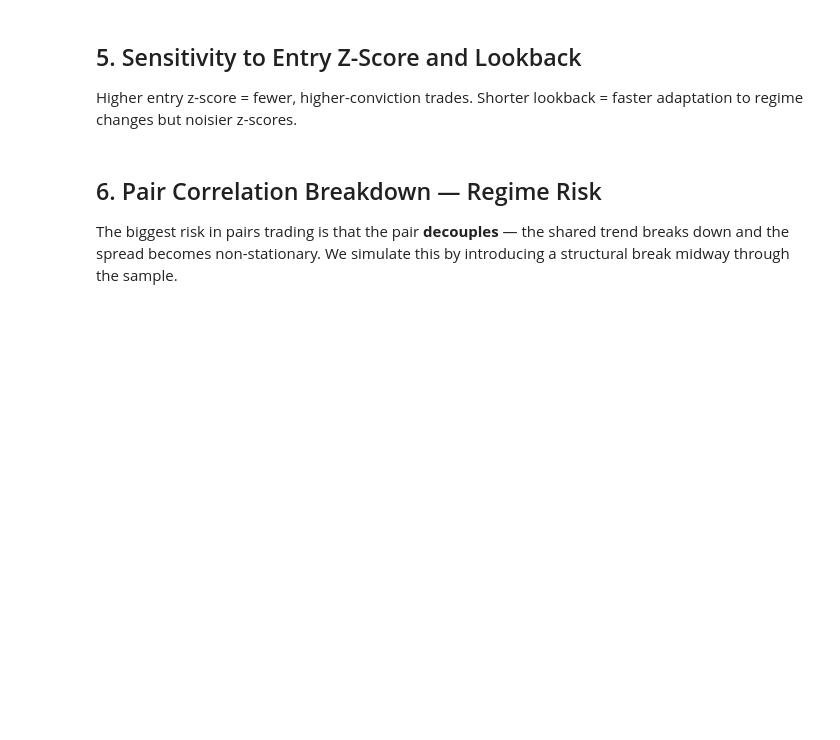
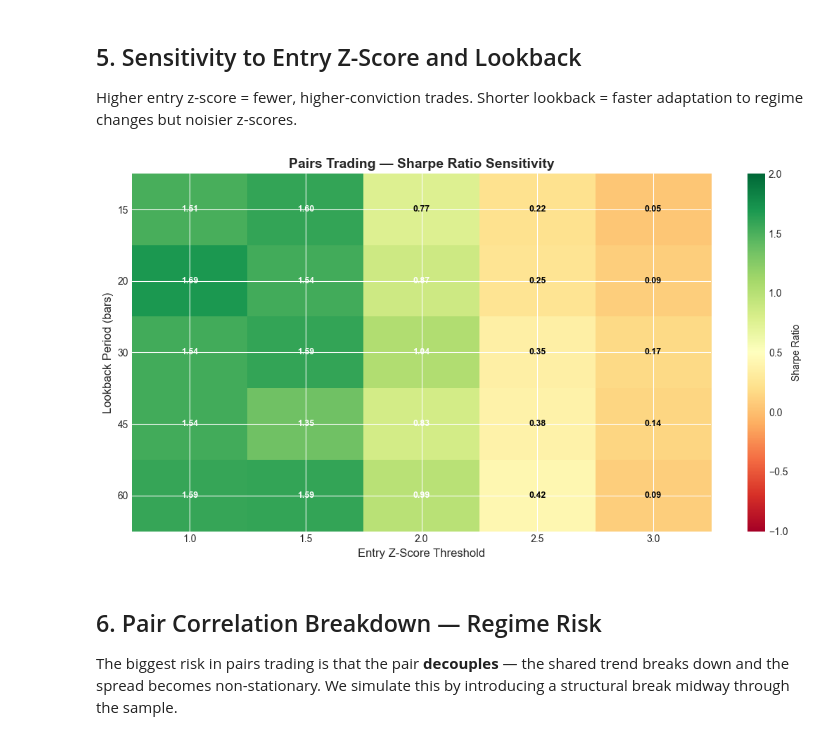
Before and after one commit to SLMolenaar/QuantCore, a Jupyter notebook: python/examples/pairs_trading.ipynb, the cells around one changed output. Saved outputs shown, nothing was run; the diff lists cells and outputs as text; code cells hidden in the pictures; blank space fills up the shorter version.

```diff
--- a/python/examples/pairs_trading.ipynb
+++ b/python/examples/pairs_trading.ipynb
@@ -30,4 +30,20 @@ import quantcore as qc
 from quantcore.analytics import calculate_all_metrics, calculate_returns
 from quantcore.plotting import plot_full_tearsheet
 
+
+def strip_sentinel(results: dict) -> tuple:
+    """Strip the zero-timestamp sentinel the engine prepends to the equity curve.
+
+    The C++ engine inserts timestamps_[0] = 0 (Unix epoch) before the first
+    bar is processed. Keeping it causes the x-axis to span 1970-present and
+    inflates annualisation calculations.
+    """
+    equity = np.array(results['equity_curve'])
+    ts     = np.array(results['timestamps'], dtype='int64')
+
+    # drop every leading entry whose timestamp is zero (the sentinel)
+    first_real = np.argmax(ts > 0)
+    return equity[first_real:], ts[first_real:]
+
+
 print(f'QuantCore {qc.version()}')
@@ -195,37 +241,42 @@ sharpe_grid = np.full((len(lookbacks), len(entry_zscores)), np.nan)
 
 for i, lb in enumerate(lookbacks):
     for j, ez in enumerate(entry_zscores):
         s = qc.PairsTrading(
             symbol1='ASSET_A', symbol2='ASSET_B',
             lookback=lb, entry_zscore=ez, exit_zscore=ez * 0.25,
         )
-        r  = qc.run_backtest(strategy=s, data={'ASSET_A': bars_a, 'ASSET_B': bars_b},
-                             initial_capital=INITIAL_CAPITAL)
-        ec = np.array(r['equity_curve'])
+        r      = qc.run_backtest(strategy=s, data={'ASSET_A': bars_a, 'ASSET_B': bars_b},
+                                 initial_capital=INITIAL_CAPITAL)
+        ec, _  = strip_sentinel(r)
         if len(ec) > 1:
-            sharpe_grid[i, j] = calculate_all_metrics(ec).sharpe_ratio
+            m = calculate_all_metrics(ec, risk_free_rate=0.0)
+            # clamp to [-3, 3] — values outside this range indicate near-zero
+            # volatility (no/few trades) rather than real signal quality
+            sharpe_grid[i, j] = np.clip(m.sharpe_ratio, -3.0, 3.0)
 
 fig, ax = plt.subplots(figsize=(11, 6))
 im = ax.imshow(sharpe_grid, aspect='auto', cmap='RdYlGn', vmin=-1.0, vmax=2.0)
 
 ax.set_xticks(range(len(entry_zscores)))
 ax.set_xticklabels([str(v) for v in entry_zscores])
 ax.set_yticks(range(len(lookbacks)))
 ax.set_yticklabels([str(v) for v in lookbacks])
 ax.set_xlabel('Entry Z-Score Threshold', fontsize=12)
 ax.set_ylabel('Lookback Period (bars)', fontsize=12)
 ax.set_title('Pairs Trading — Sharpe Ratio Sensitivity', fontsize=14, fontweight='bold')
 
 for i in range(len(lookbacks)):
     for j in range(len(entry_zscores)):
         if not np.isnan(sharpe_grid[i, j]):
             color = 'white' if abs(sharpe_grid[i, j]) > 0.8 else 'black'
             ax.text(j, i, f'{sharpe_grid[i, j]:.2f}', ha='center', va='center',
                     fontsize=9, color=color, fontweight='bold')
 
 plt.colorbar(im, ax=ax, label='Sharpe Ratio')
 plt.tight_layout()
 plt.show()
+# %% [output]
+[figure, added]
 # %% [markdown]
 ## 6. Pair Correlation Breakdown — Regime Risk
 
```
Also changed, not shown: parts of 6 cells of this notebook, 4 other files.
